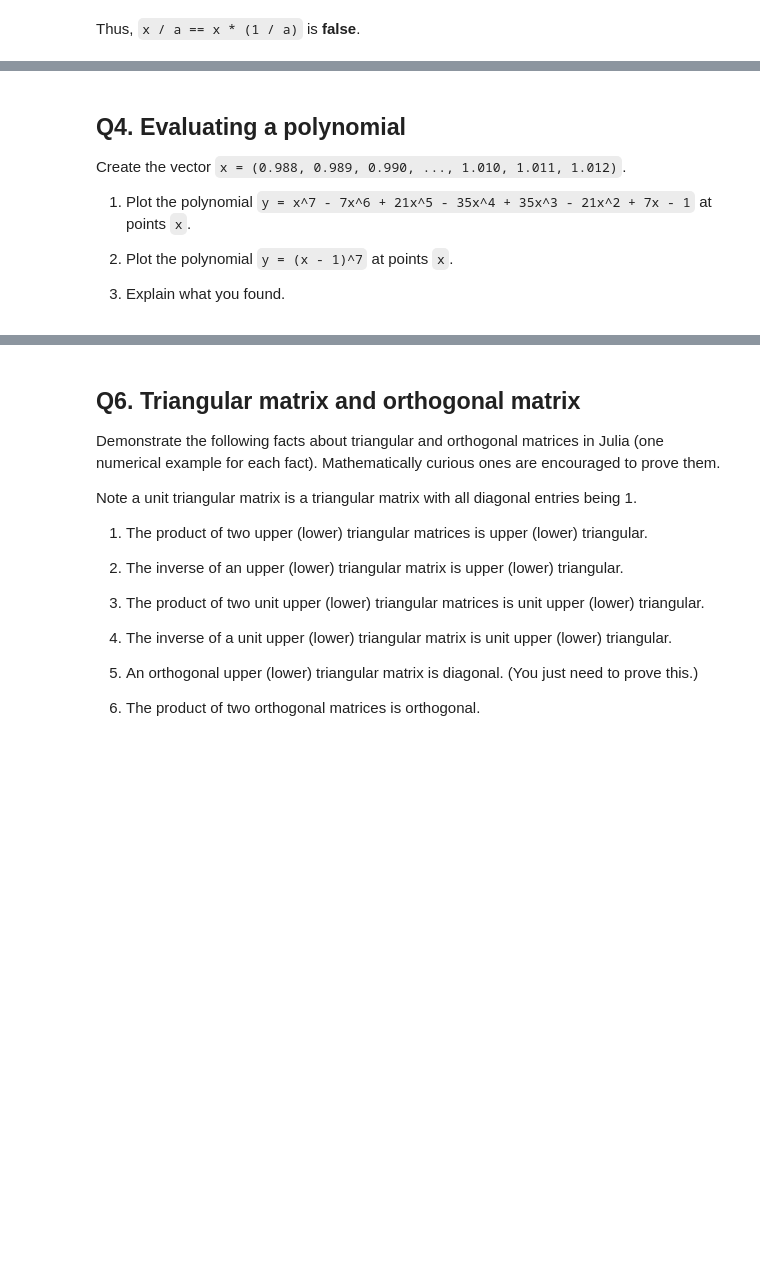
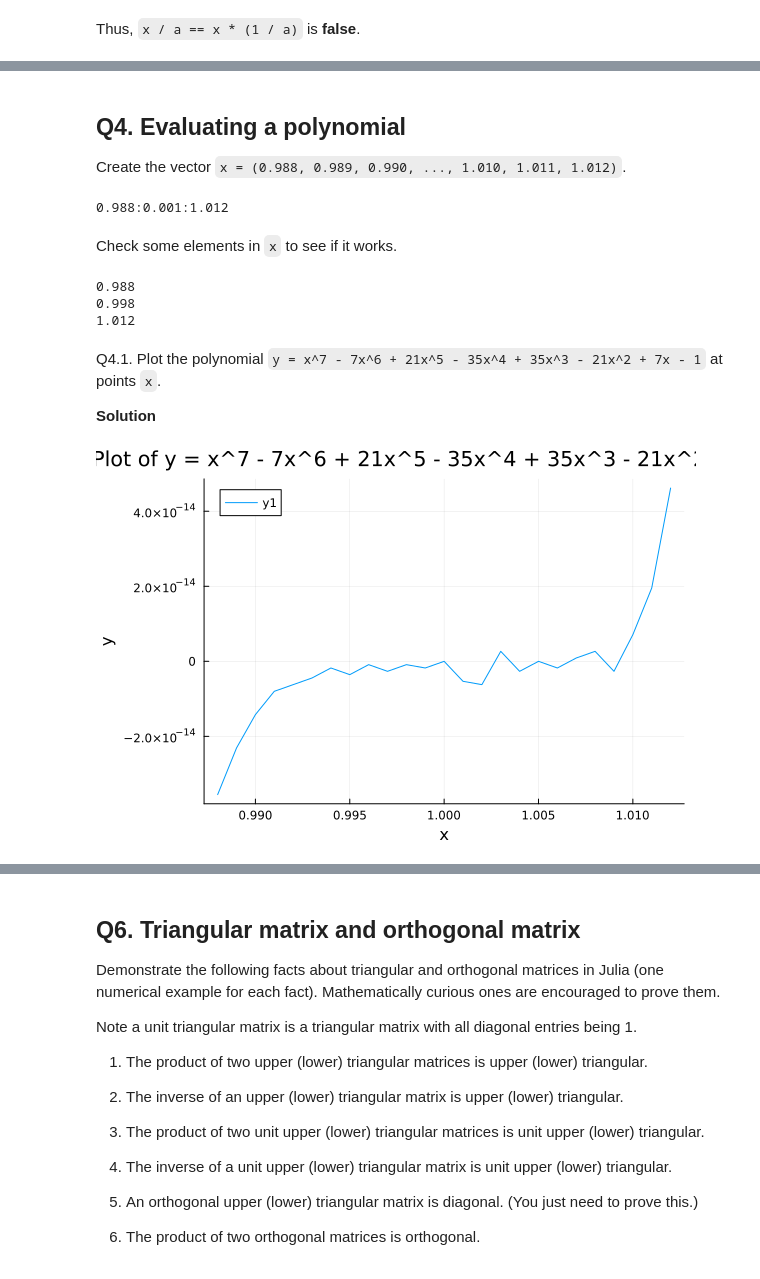
Before and after one commit to Tomoki-Okuno/biostat-m257-2024-spring, a Jupyter notebook: hw1/hw01sol.ipynb, the cells around one changed output, grey strips where cells are left out. Drawn from its saved outputs; the diff is of its cells as text; code cells hidden in the pictures; blank space fills up the shorter version.

```diff
--- a/hw1/hw01sol.ipynb
+++ b/hw1/hw01sol.ipynb
@@ -258,10 +363,29 @@ Explain what does the macro `@fastmath` do? And why are the bitcodes for `g` and
+# %% [markdown]
+## Q4. Evaluating a polynomial
+
+Create the vector `x = (0.988, 0.989, 0.990, ..., 1.010, 1.011, 1.012)`.
+# %%
+x = range(0.988, stop = 1.012, step = 0.001)
+# %% [output]
+0.988:0.001:1.012
+# %% [markdown]
+Check some elements in `x` to see if it works.
+# %%
+println(x[1])
+println(x[11])
+println(x[25]) # last value
+# %% [output]
+0.988
+0.998
+1.012
 # %% [markdown]
-## Q4. Evaluating a polynomial
+Q4.1. Plot the polynomial `y = x^7 - 7x^6 + 21x^5 - 35x^4 + 35x^3 - 21x^2 + 7x - 1` at points `x`.
 
-Create the vector `x = (0.988, 0.989, 0.990, ..., 1.010, 1.011, 1.012)`.
-
-1. Plot the polynomial `y = x^7 - 7x^6 + 21x^5 - 35x^4 + 35x^3 - 21x^2 + 7x - 1` at points `x`.
-
-2. Plot the polynomial `y = (x - 1)^7` at points `x`.
-
-3. Explain what you found.
+**Solution**
+# %%
+y = x.^7 - 7x.^6 + 21x.^5 - 35x.^4 + 35x.^3 - 21x.^2 + 7x .- 1
+# y = x.^7 - 7 * x.^6 + 21 * x.^5 - 35 * x.^4 + 35 * x.^3 - 21 * x.^2 + 7 * x .- 1
+using Plots
+plot(x, y, xlabel = "x", ylabel = "y", title = "Plot of y = x^7 - 7x^6 + 21x^5 - 35x^4 + 35x^3 - 21x^2 + 7x - 1")
+# %% [output]
+[figure, added]
```
Also changed, not shown: parts of 58 cells of this notebook.
